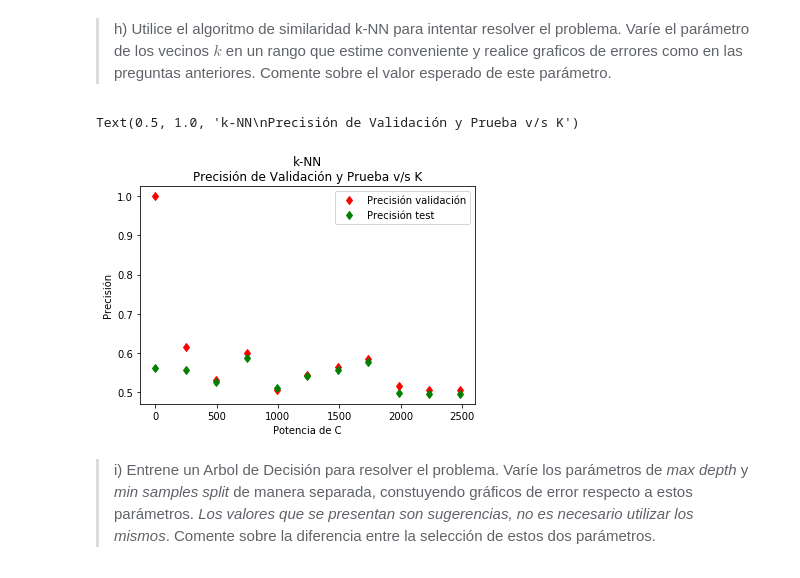
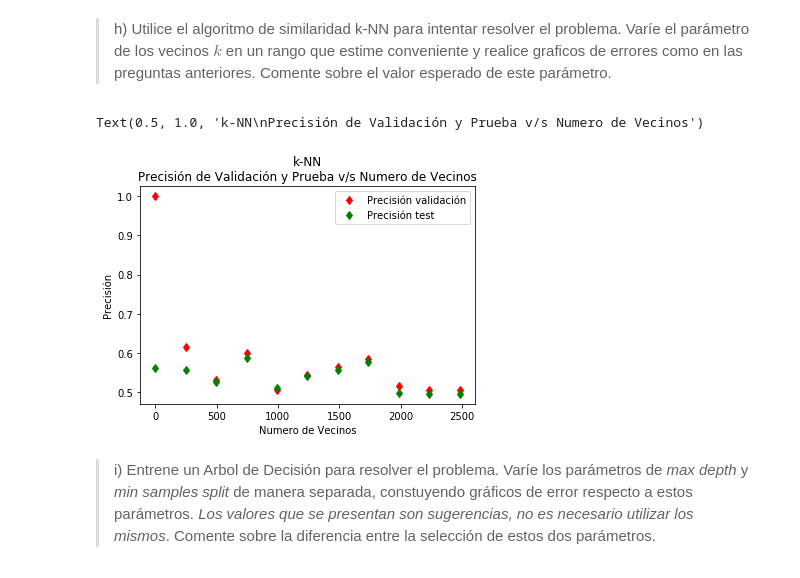
Before and after one commit to godinezseba/Tarea-2-MachineLearning, a Jupyter notebook: Sección 1/Sección 1.ipynb, the cells around one changed output. Saved outputs shown, nothing was run; the diff lists cells and outputs as text; code cells hidden in the pictures.

```diff
--- a/Sección 1/Sección 1.ipynb
+++ b/Sección 1/Sección 1.ipynb
@@ -261,35 +261,35 @@ plt.show()
 # %%
 from sklearn.neighbors import KNeighborsClassifier
 
 def do_KNN(x,y,xv,yv, param):
     model = KNeighborsClassifier()
     #print("Param K= ",param)
     model.set_params(n_neighbors=param)
     model.fit(x,y)
     train_acc = model.score(x,y)
     test_acc = model.score(xv,yv)
     return model, train_acc, test_acc
 
 # tomaremos 10 casos
 steps = int(features_train.shape[0]/10)
 Ks = np.arange(1, features_train.shape[0], steps)
 
 trains_acc = list()
 tests_acc = list()
 for k in Ks:
     _, train_acc, test_acc = do_KNN(features_train,labels_train,features_val,labels_val, param= k)
     trains_acc.append(train_acc)
     tests_acc.append(test_acc)
 
 plt.plot(Ks, trains_acc, 'rd', label="Precisión validación")
 plt.plot(Ks, tests_acc, 'gd', label="Precisión test")
 plt.legend(loc='best')
-plt.xlabel("Potencia de C")
+plt.xlabel("Numero de Vecinos")
 plt.ylabel("Precisión")
-plt.title("k-NN\nPrecisión de Validación y Prueba v/s K")
+plt.title("k-NN\nPrecisión de Validación y Prueba v/s Numero de Vecinos")
 # %% [output]
-Text(0.5, 1.0, 'k-NN\nPrecisión de Validación y Prueba v/s K')
+Text(0.5, 1.0, 'k-NN\nPrecisión de Validación y Prueba v/s Numero de Vecinos')
-[figure, old version]
+[figure, new version]
 # %% [markdown]
 > i) Entrene un Arbol de Decisión para resolver el problema. Varíe los parámetros de *max depth* y *min samples split* de manera separada, constuyendo gráficos de error respecto a estos parámetros. *Los valores que se presentan son sugerencias, no es necesario utilizar los mismos*. Comente sobre la diferencia entre la selección de estos dos parámetros.
 # %%
```
Also changed, not shown: parts of 2 cells of this notebook.
